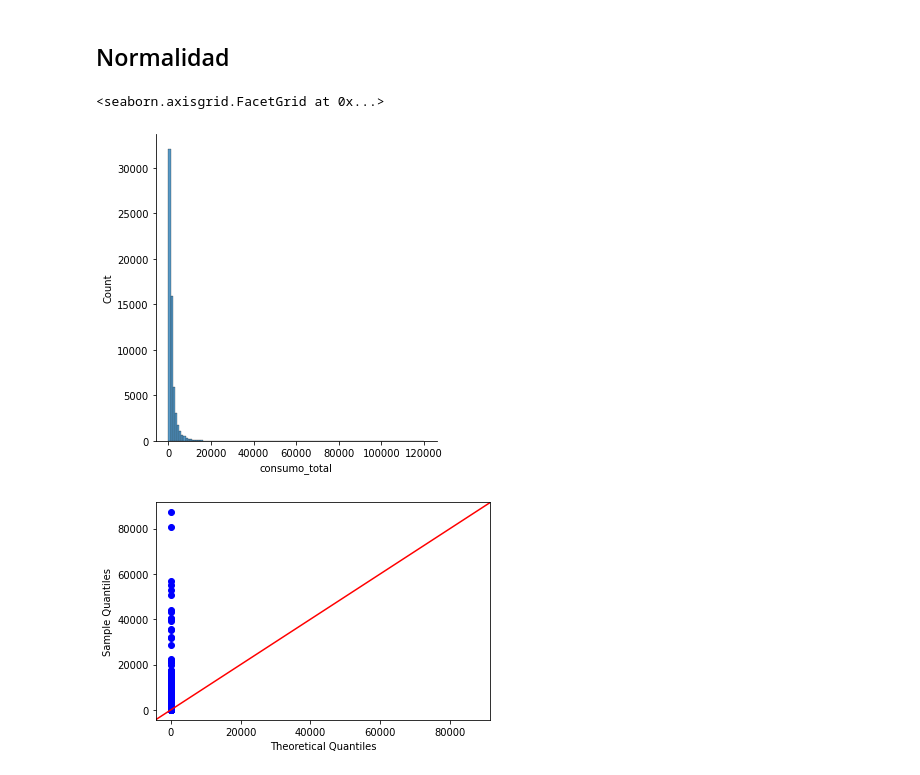
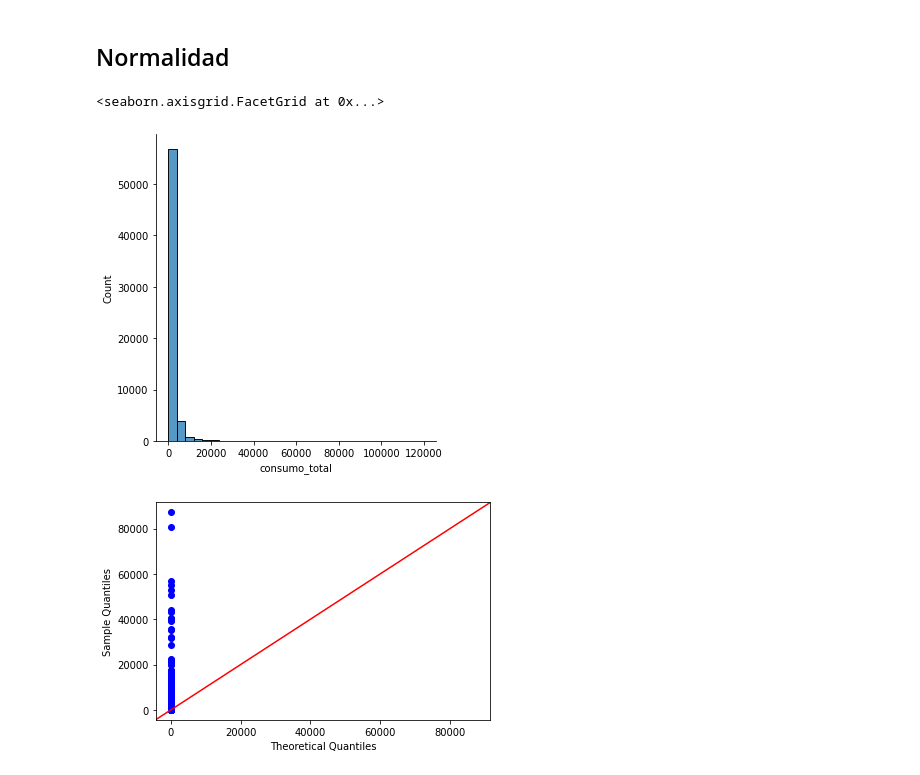
Before and after one commit to lechugaa/intro_ds_p1_consumo_agua, a Jupyter notebook: agua_profiling_expo.ipynb, the cells around one changed output. Drawn from its saved outputs; the diff is of its cells as text; code cells hidden in the pictures.

```diff
--- a/agua_profiling_expo.ipynb
+++ b/agua_profiling_expo.ipynb
@@ -629,10 +629,10 @@ con_tot - con_tot_comp
 # %% [markdown]
 ## Normalidad
 # %%
-sns.displot(data_sin_na, x="consumo_total", binwidth=1000)
+sns.displot(data_sin_na, x="consumo_total", bins=30)
 # %% [output]
 <seaborn.axisgrid.FacetGrid at 0x...>
-[figure, old version]
+[figure, new version]
 # %%
 import statsmodels.api as sm
 
```
Also changed, not shown: parts of 2 cells of this notebook.
